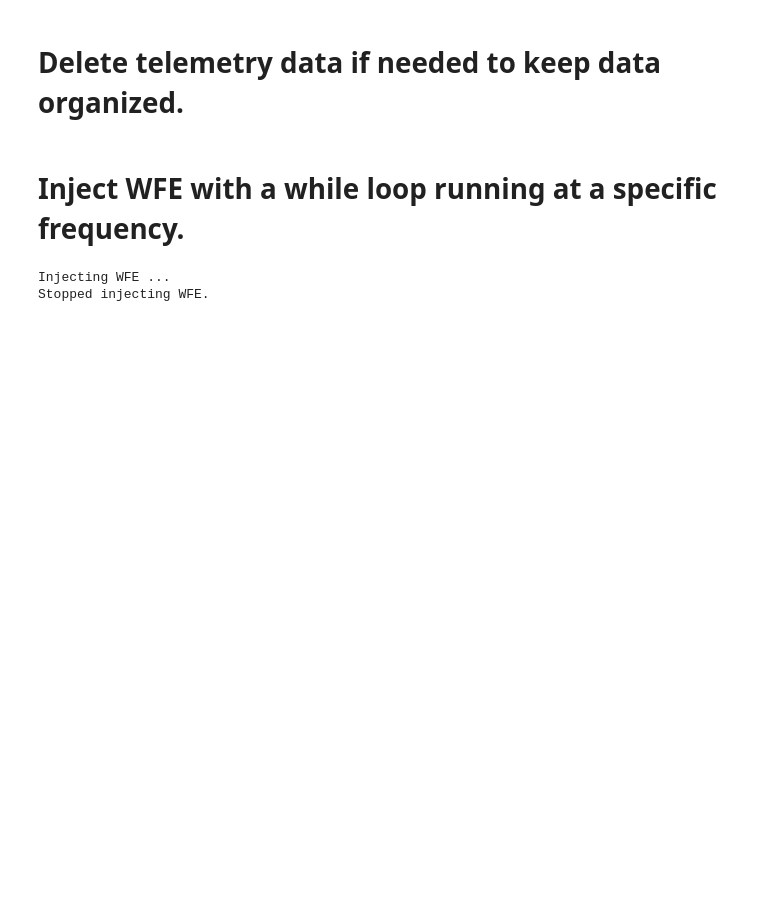
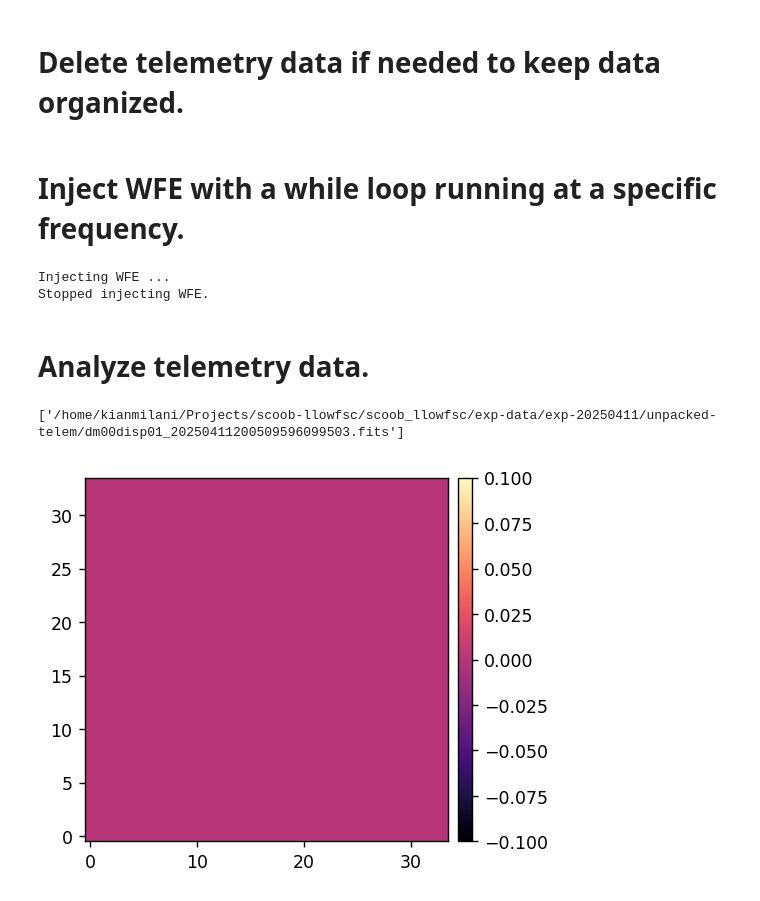
Before and after one commit to kian1377/scoob-llowfsc, a Jupyter notebook: exp-notebooks/inject_wfe_with_telem.ipynb, the cells around one changed output. Cells and saved outputs as stored; diff of their text form; code cells hidden in the pictures; blank space fills up the shorter version.

Commit message:
telemetry is driving me insane

```diff
--- a/exp-notebooks/inject_wfe_with_telem.ipynb
+++ b/exp-notebooks/inject_wfe_with_telem.ipynb
@@ -211,0 +217,2 @@ Stopped injecting WFE.
+# %% [markdown]
+# Analyze telemetry data.
@@ -211,0 +223,13 @@ Stopped injecting WFE.
+# %%
+dm_wfe_fnames = telem.get_fnames(unpacked_data_path/f'{dm_wfe_name}*')
+dm_wfe_fnames
+# %% [output]
+['/home/kianmilani/Projects/scoob-llowfsc/scoob_llowfsc/exp-data/exp-20250411/unpacked-telem/dm00disp01_20250411200509596099503.fits']
+# %%
+absolute = 1
+dm_wfe_data, dm_wfe_times = telem.read_telem_data(dm_wfe_fnames, absolute=absolute)
+dm_wfe_start = dm_wfe_times[0]
+# %%
+utils.imshow([dm_wfe_data[0]])
+# %% [output]
+[figure, added]
```
Also changed, not shown: parts of 13 cells of this notebook, 2 other files.
